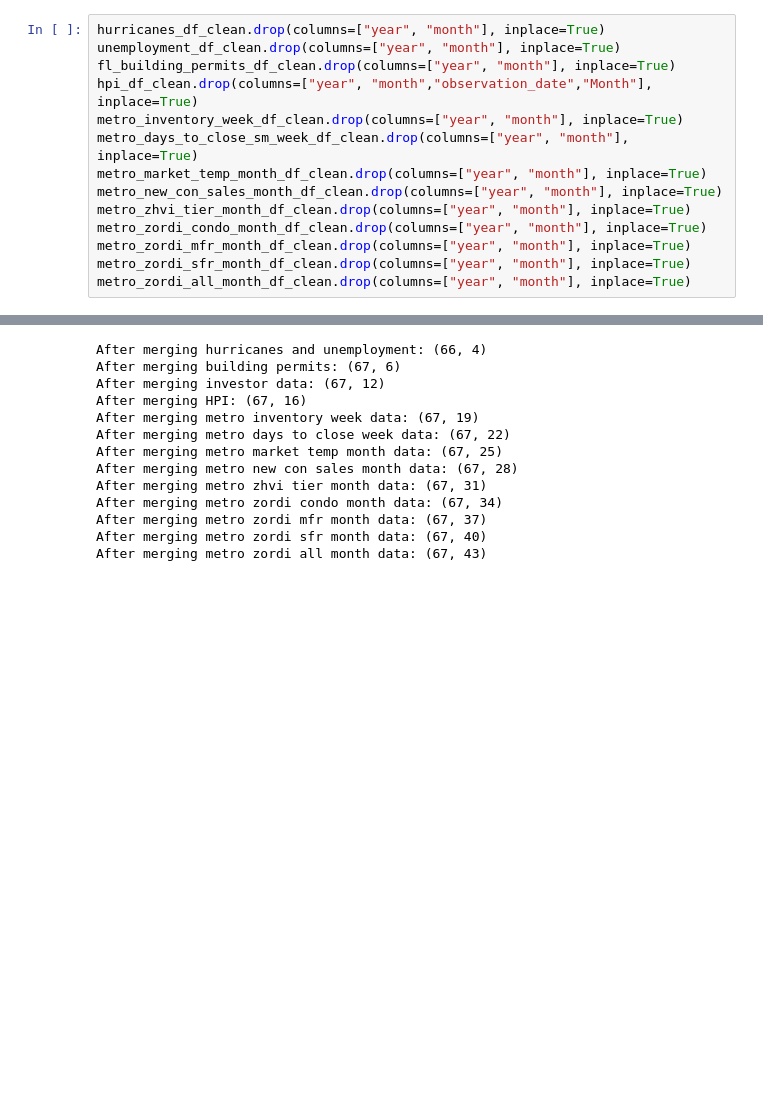
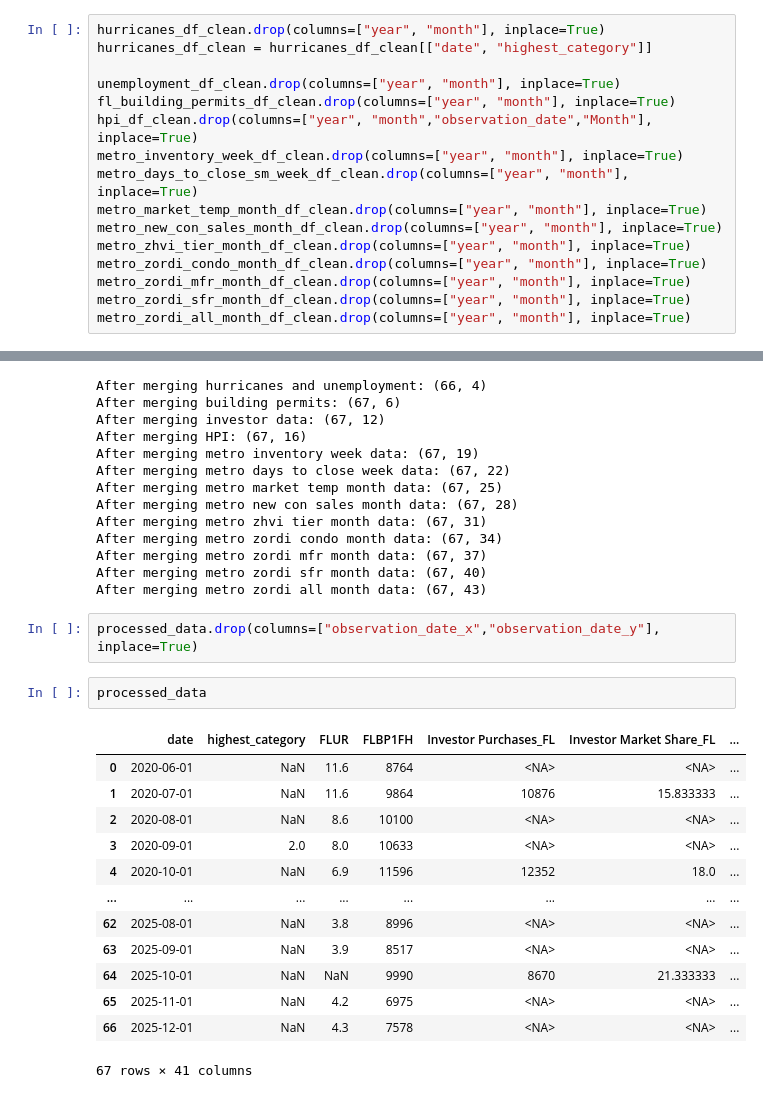
Before and after one commit to walde363/covid-housing-forecast, a Jupyter notebook: notebooks/Data review and analysis.ipynb, the cells around one changed output, grey strips where cells are left out. Saved outputs shown, nothing was run; the diff lists cells and outputs as text; blank space fills up the shorter version.

Commit message:
Minor update to processed data frame

```diff
--- a/notebooks/Data review and analysis.ipynb
+++ b/notebooks/Data review and analysis.ipynb
@@ -664,6 +664,8 @@ metro_zordi_sfr_month_df_clean = metro_zordi_sfr_month_df_clean[metro_zordi_sfr_
 metro_zordi_all_month_df_clean = metro_zordi_all_month_df_clean[metro_zordi_all_month_df_clean["date"] >= max_min_date]
 # %%
 hurricanes_df_clean.drop(columns=["year", "month"], inplace=True)
+hurricanes_df_clean = hurricanes_df_clean[["date", "highest_category"]]
+
 unemployment_df_clean.drop(columns=["year", "month"], inplace=True)
 fl_building_permits_df_clean.drop(columns=["year", "month"], inplace=True)
 hpi_df_clean.drop(columns=["year", "month","observation_date","Month"], inplace=True)
@@ -765,3 +778,21 @@ After merging metro zordi condo month data: (67, 34)
 After merging metro zordi mfr month data: (67, 37)
 After merging metro zordi sfr month data: (67, 40)
 After merging metro zordi all month data: (67, 43)
+# %%
+processed_data.drop(columns=["observation_date_x","observation_date_y"], inplace=True)
+# %%
+processed_data
+# %% [output]
+|  | date | highest_category | FLUR | FLBP1FH | Investor Purchases_FL | Investor Market Share_FL | ... |
+| 0 | 2020-06-01 | NaN | 11.6 | 8764 | <NA> | <NA> | ... |
+| 1 | 2020-07-01 | NaN | 11.6 | 9864 | 10876 | 15.833333 | ... |
+| 2 | 2020-08-01 | NaN | 8.6 | 10100 | <NA> | <NA> | ... |
+| 3 | 2020-09-01 | 2.0 | 8.0 | 10633 | <NA> | <NA> | ... |
+| 4 | 2020-10-01 | NaN | 6.9 | 11596 | 12352 | 18.0 | ... |
+| ... | ... | ... | ... | ... | ... | ... | ... |
+| 62 | 2025-08-01 | NaN | 3.8 | 8996 | <NA> | <NA> | ... |
+| 63 | 2025-09-01 | NaN | 3.9 | 8517 | <NA> | <NA> | ... |
+| 64 | 2025-10-01 | NaN | NaN | 9990 | 8670 | 21.333333 | ... |
+| 65 | 2025-11-01 | NaN | 4.2 | 6975 | <NA> | <NA> | ... |
+| 66 | 2025-12-01 | NaN | 4.3 | 7578 | <NA> | <NA> | ... |
+67 rows × 41 columns
```
Also changed, not shown: parts of 1 cell of this notebook.
